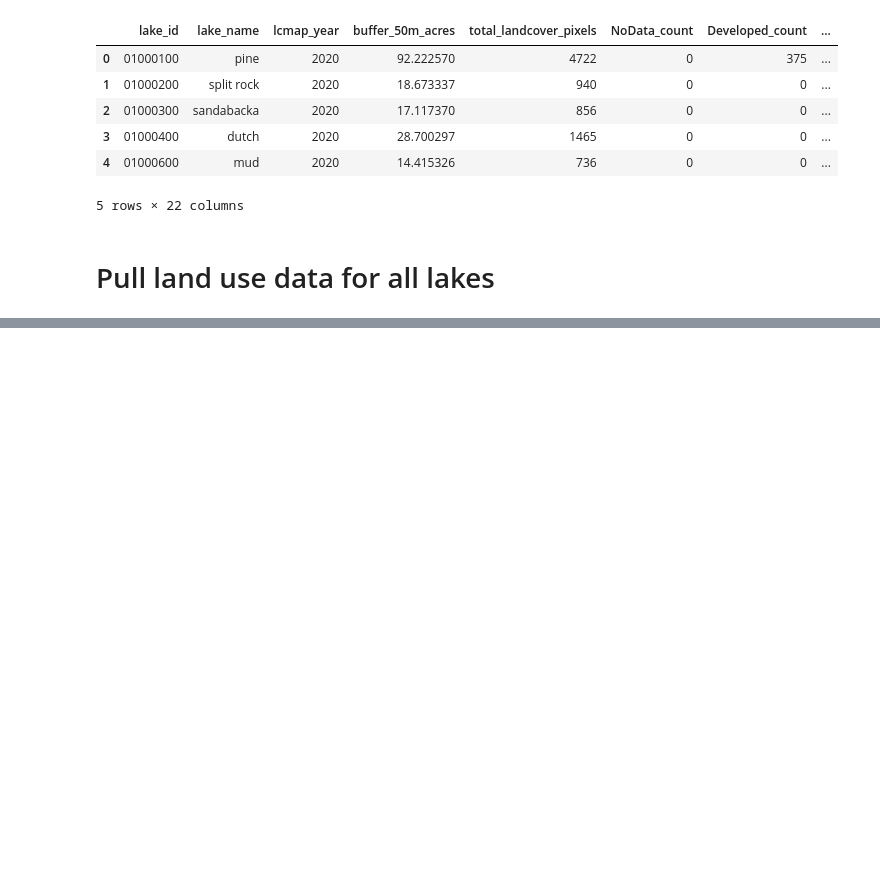
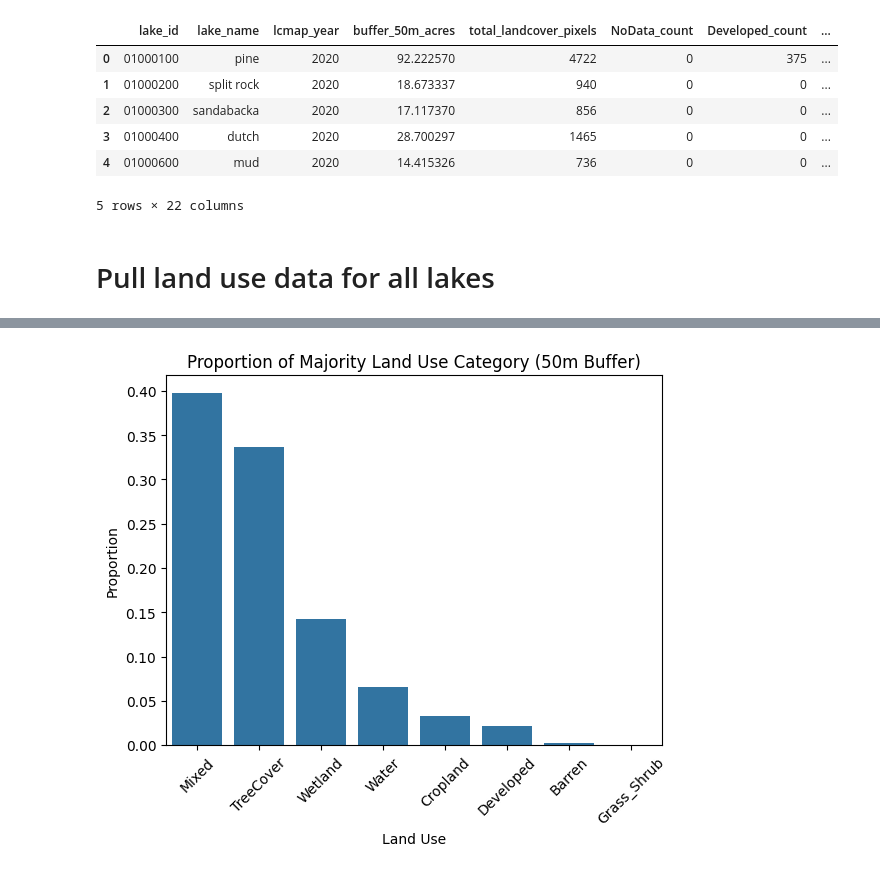
Before and after one commit to sscrader/SEIS631_Project, a Jupyter notebook: project_EDA.ipynb, the cells around one changed output, grey strips where cells are left out. Cells and saved outputs as stored; diff of their text form; code cells hidden in the pictures; blank space fills up the shorter version.

```diff
--- a/project_EDA.ipynb
+++ b/project_EDA.ipynb
@@ -472,0 +458,4 @@ landuse_df.to_csv("landuse_50m_buffers.csv", index=False)
+# %%
+landuse_df = pd.read_csv('Data/landuse_50m_buffers.csv')
+landuse_df.head()
+landuse_df.info()
@@ -472,0 +480,12 @@ landuse_df.to_csv("landuse_50m_buffers.csv", index=False)
+# %%
+# Adding a categorical column with the majority land use category if there is a land use proportion that is > 0.5
+prop_cols = [col for col in landuse_df.columns if col.endswith("_prop") and col != "NoData_prop"]
+
+max_col = landuse_df[prop_cols].idxmax(axis=1)
+max_val = landuse_df[prop_cols].max(axis=1)
+
+landuse_df["majority_landuse"] = np.where(
+    max_val > 0.5,
+    max_col.str.replace("_prop", ""),
+    "Mixed"
+)
@@ -472,0 +524,23 @@ landuse_df.to_csv("landuse_50m_buffers.csv", index=False)
+# %%
+# plotting the proportion of majority land use category
+
+majority_props = (
+    landuse_df["majority_landuse"]
+    .value_counts(normalize=True)   # gives proportions instead of counts
+    .sort_values(ascending=False)
+)
+
+
+sns.barplot(
+    x=majority_props.index,
+    y=majority_props.values
+)
+
+plt.title("Proportion of Majority Land Use Category (50m Buffer)")
+plt.ylabel("Proportion")
+plt.xlabel("Land Use")
+plt.xticks(rotation=45)
+
+plt.show()
+# %% [output]
+[figure, added]
```
Also changed, not shown: parts of 19 cells of this notebook, 3 other files.
